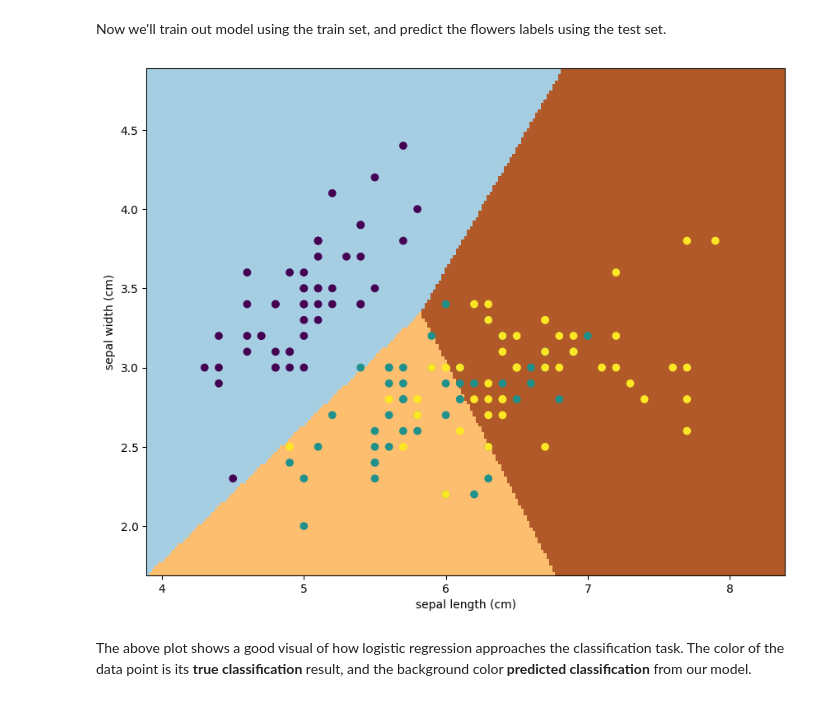
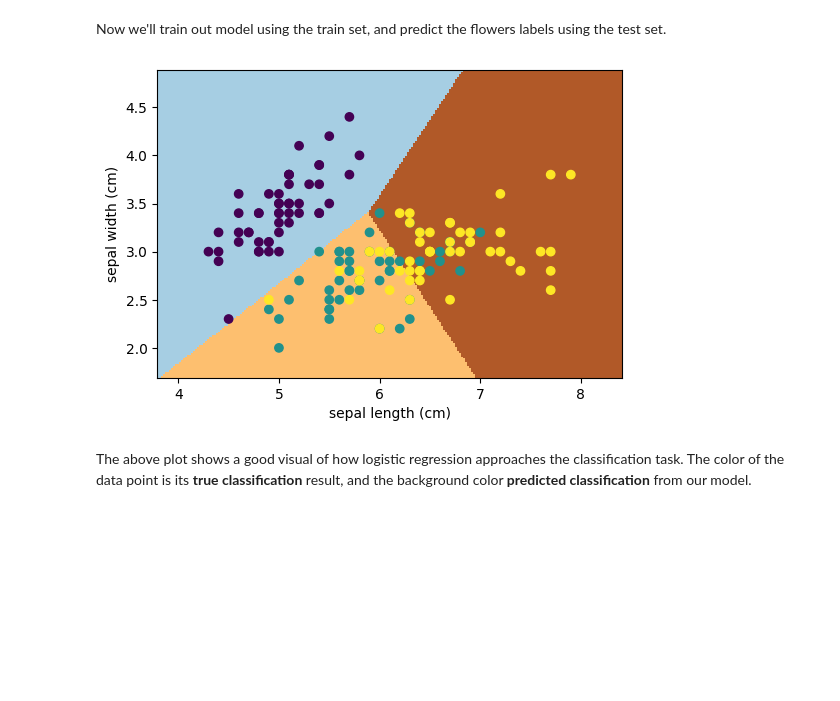
Before and after one commit to bradford415/cuhackit-workshop, a Jupyter notebook: intro-to-machine-learning.ipynb, the cells around one changed output. Cells and saved outputs as stored; diff of their text form; code cells hidden in the pictures; blank space fills up the shorter version.

```diff
--- a/intro-to-machine-learning.ipynb
+++ b/intro-to-machine-learning.ipynb
@@ -307,35 +308,35 @@ Now we'll train out model using the train set, and predict the flowers labels us
 # %%
 # create a logistic regressor
 clf = sklearn.linear_model.LogisticRegression()
 
 # "fit" the logistic regressor to the training set (phase 1)
 # we use only the first two features for visualization purposes
 clf.fit(X_train[:, [0, 1]], y_train)
 
 # create a grid of the 2D space in which our training data resides
 x_min, x_max = X_train[:, 0].min() - 0.5, X_train[:, 0].max() + 0.5
 y_min, y_max = X_train[:, 1].min() - 0.5, X_train[:, 1].max() + 0.5
 step_size = 0.02
 
 xx, yy = np.meshgrid(np.arange(x_min, x_max, step_size), np.arange(y_min, y_max, step_size))
 
 # use the logistic regressor to classify the entire grid
 # c_ concatenates two arrays, and ravel converts a 2-d (or n-d) array to 1-d array
 preds = clf.predict(np.c_[xx.ravel(), yy.ravel()])
 preds = preds.reshape(xx.shape)
 
 # plot the grid of predictions
-plt.figure(figsize=(10, 8))
+plt.figure(figsize=(6, 4))
 plt.pcolormesh(xx, yy, preds, cmap=plt.cm.Paired, shading='auto')
 
 # plot the Iris dataset
 plt.scatter(iris.data[:, 0], iris.data[:, 1], c=iris.target)
 plt.xlabel(iris.feature_names[0])
 plt.ylabel(iris.feature_names[1])
 
 plt.show()
 # %% [output]
-[figure, old version]
+[figure, new version]
 # %% [markdown]
 The above plot shows a good visual of how logistic regression approaches the classification task. The color of the data point is its __true classification__ result, and the background color __predicted classification__ from our model.
 # %% [markdown]
```
Also changed, not shown: parts of 21 cells of this notebook.
